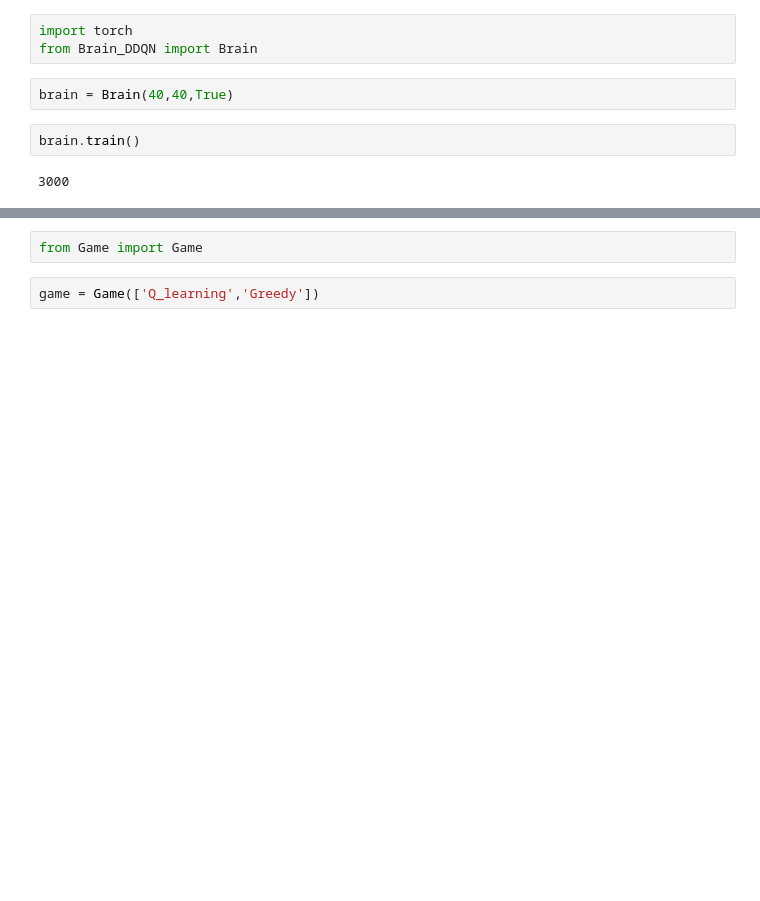
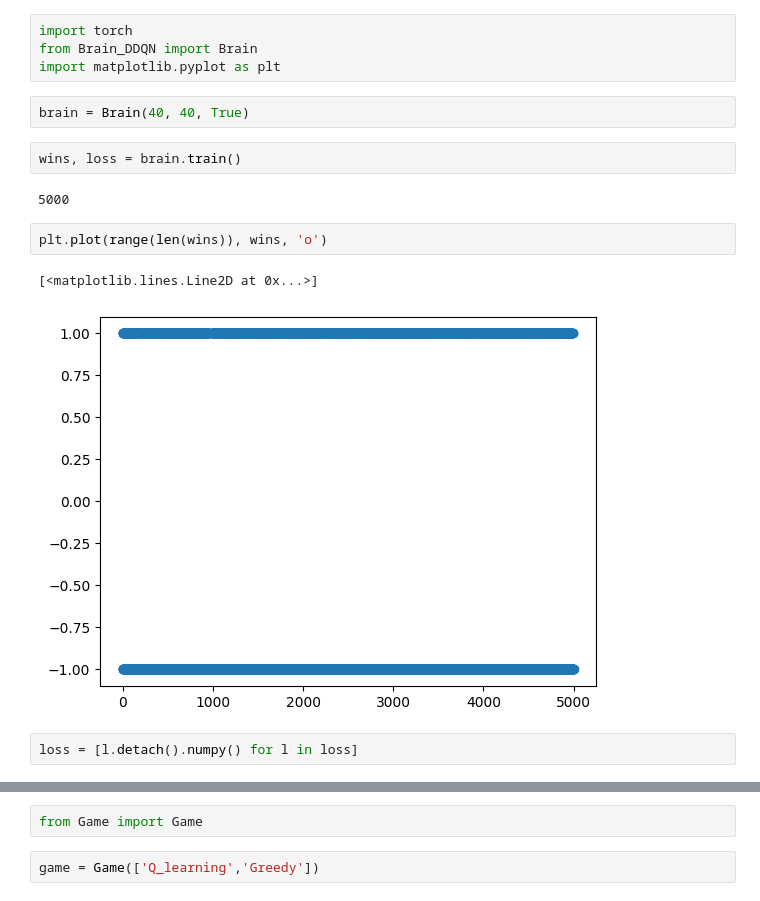
Before and after one commit to Statistics-For-Surfer/Briscola-Game, a Jupyter notebook: Boh/test.ipynb, the cells around one changed output, grey strips where cells are left out. Saved outputs shown, nothing was run; the diff lists cells and outputs as text; blank space fills up the shorter version.

```diff
--- a/Boh/test.ipynb
+++ b/Boh/test.ipynb
@@ -1,9 +1,17 @@
 # %%
 import torch
 from Brain_DDQN import Brain
+import matplotlib.pyplot as plt
 # %%
-brain = Brain(40,40,True)
+brain = Brain(40, 40, True)
-# %%
-brain.train()
-# %% [output]
-3000
+# %%
+wins, loss = brain.train()
+# %% [output]
+5000
+# %%
+plt.plot(range(len(wins)), wins, 'o')
+# %% [output]
+[<matplotlib.lines.Line2D at 0x...>]
+[figure, added]
+# %%
+loss = [l.detach().numpy() for l in loss]
```
Also changed, not shown: parts of 5 cells of this notebook, 4 other files.
